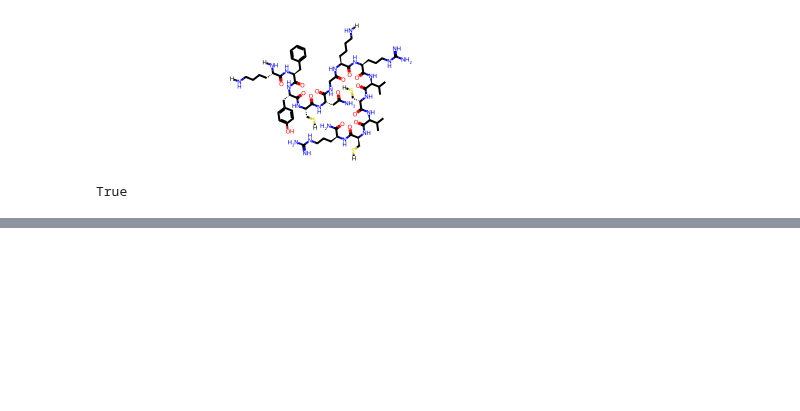
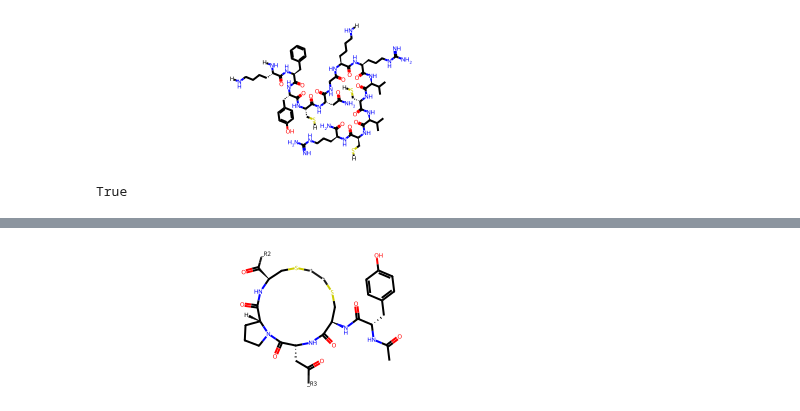
Before and after one commit to molecule-generator-collection/ChemTSv3, a Jupyter notebook: sandbox/translation_scratch.ipynb, the cells around one changed output, grey strips where cells are left out. Cells and saved outputs as stored; diff of their text form; code cells hidden in the pictures; blank space fills up the shorter version.

```diff
--- a/sandbox/translation_scratch.ipynb
+++ b/sandbox/translation_scratch.ipynb
@@ -51,0 +71,5 @@ True
+# %%
+mol = converter.add_bond_in_single_polymer(mol, "PEPTIDE1", "6", "R3", "PEPTIDE1", "3", "R3")
+mol
+# %% [output]
+[figure, added]
```
Also changed, not shown: parts of 8 cells of this notebook, 1 other file.
